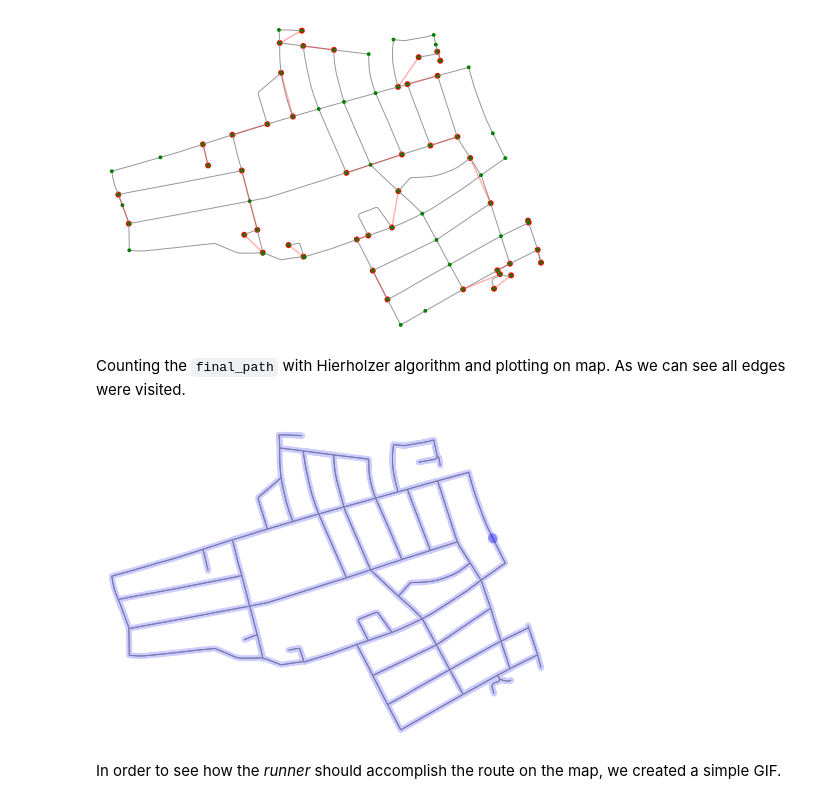
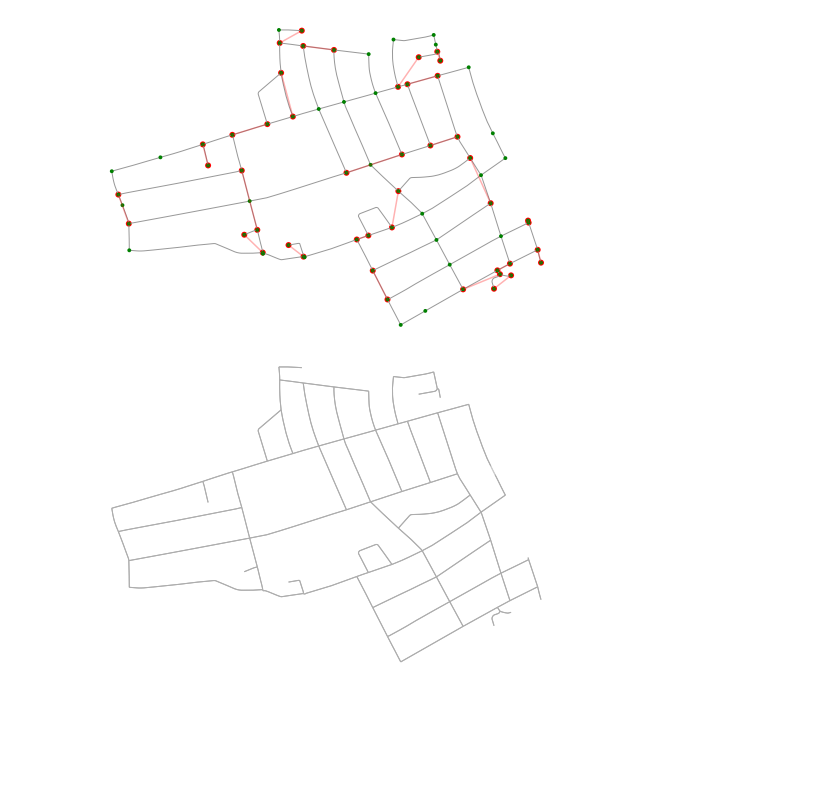
Before and after one commit to matejker/everystreet, a Jupyter notebook: everystreet.ipynb, the cells around one changed output. Drawn from its saved outputs; the diff is of its cells as text; code cells hidden in the pictures; blank space fills up the shorter version.

```diff
--- a/everystreet.ipynb
+++ b/everystreet.ipynb
@@ -22,7 +17,16 @@ We used `osmnx` a source to fetch and plot geographical data. As an example we c
+# %%
+CUSTOM_FILTER = (
+    '["highway"]["area"!~"yes"]["highway"!~"bridleway|bus_guideway|bus_stop|construction|cycleway|elevator|footway|'
+    'motorway|motorway_junction|motorway_link|escalator|proposed|construction|platform|raceway|rest_area|'
+    'path|service"]["access"!~"customers|no|private"]["public_transport"!~"platform"]'
+    '["fee"!~"yes"]["foot"!~"no"]["service"!~"drive-through|driveway|parking_aisle"]["toll"!~"yes"]'
+)
 # %%
-location = 'The Grange, Edinburgh, Scotland'
-org_graph = ox.graph_from_place(location, network_type='drive')
-graph = ox.utils_graph.get_undirected(org_graph)  # for simplification we can use undirected graph
-fig, ax = ox.plot_graph(graph, node_zorder=2, node_color='k', bgcolor='w')
+location = "The Grange, Edinburgh, Scotland"
+org_graph = ox.graph_from_place(location, custom_filter=CUSTOM_FILTER)
+
+# Simplifying the original directed multi-graph to undirected, so we can go both ways in one way streets
+graph = ox.utils_graph.get_undirected(org_graph)
+fig, ax = ox.plot_graph(graph, node_zorder=2, node_color="k", bgcolor="w")
 # %% [output]
 [figure]
@@ -39,5 +33,5 @@ In this work, we used algorithm mentioned by Ruslan Zabrodin [6], which states a
 # %%
+# Finds the odd degree nodes and minimal matching
 odd_degree_nodes = get_odd_degree_nodes(graph)
 pair_weights = get_shortest_distance_for_odd_degrees(graph, odd_degree_nodes)
-matched_edges_with_weights = max_matching(pair_weights)
-single_edges = get_single_edges(graph)
+matched_edges_with_weights = min_matching(pair_weights)
@@ -54,21 +46,23 @@ for v, u, w in matched_edges_with_weights:
 fig, ax = ox.plot_graph(graph, node_zorder=2, node_color='g', bgcolor='k', ax=ax)
 # %% [output]
 [figure]
-# %% [markdown]
-Counting the `final_path` with Hierholzer algorithm and plotting on map. As we can see all edges were visited.
 # %%
-edges = map_osmnx_edges2integers(graph, single_edges + matched_edges_with_weights)
+# List all edges of the extended graph including original edges and edges from minimal matching
+single_edges = [(u, v) for u, v, k in graph.edges]
+added_edges = get_shortest_paths(graph, matched_edges_with_weights)
+edges = map_osmnx_edges2integers(graph, single_edges + added_edges)
 
+# Finds the Eulerian path
 network = Network(len(graph.nodes), edges, weighted=True)
 eulerian_path = hierholzer(network)
 converted_eulerian_path = convert_integer_path2osmnx_nodes(eulerian_path, graph.nodes())
-double_edge_heap = get_double_edge_heap(graph)
+double_edge_heap = get_double_edge_heap(org_graph)
 
+# Finds the final path with edge IDs
 final_path = convert_path(graph, converted_eulerian_path, double_edge_heap)
-fig, ax = plot_graph_route(org_graph, final_path, route_linewidth=6, node_size=0, bgcolor='w', route_alpha=0.2, route_color='b')
+
+fig, ax = plot_graph_route(org_graph, final_path, route_linewidth=6, node_size=0, bgcolor="w", route_alpha=0.2, route_color="w")
 # %% [output]
-[figure, old version]
+[figure, new version]
-# %% [markdown]
-In order to see how the *runner* should accomplish the route on the map, we created a simple GIF.
 # %%
 for i, e in enumerate(final_path, start=1):
```
Also changed, not shown: parts of 11 cells of this notebook, 19 other files.
